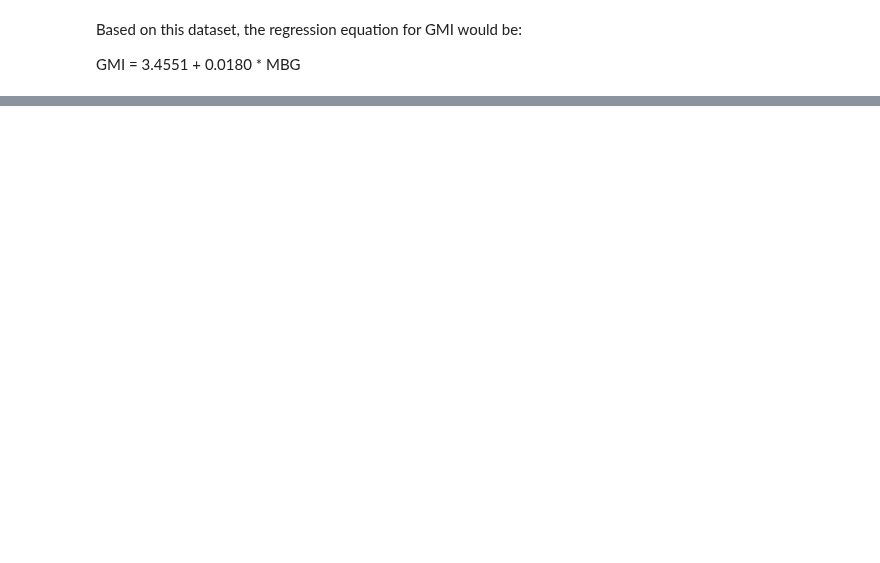
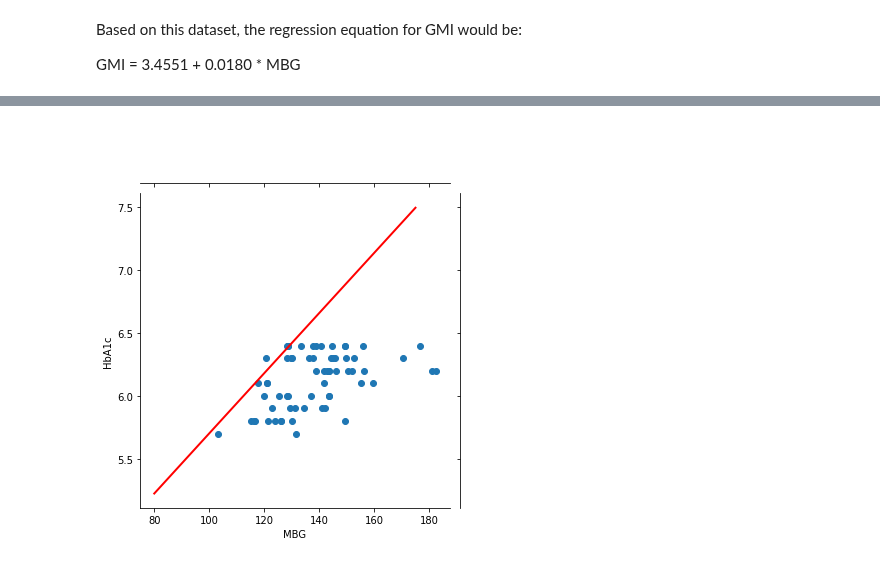
Before and after one commit to childhealthbiostatscore/BDC-Code, a Jupyter notebook: Viral Shah/ADA 2022/shah_ada_2022.ipynb, the cells around one changed output, grey strips where cells are left out. Drawn from its saved outputs; the diff is of its cells as text; code cells hidden in the pictures; blank space fills up the shorter version.

```diff
--- a/Viral Shah/ADA 2022/shah_ada_2022.ipynb
+++ b/Viral Shah/ADA 2022/shah_ada_2022.ipynb
@@ -101,0 +114,6 @@ sns.lmplot(x="MBG",y="HbA1c",data=df,ci=None);
+# %%
+grid = sns.JointGrid(x=prediab["MBG"],y=prediab["HbA1c"])
+grid.plot_joint(plt.scatter)
+plt.plot([80,175],[5.2236,7.496], linewidth=2, color = "r");
+# %% [output]
+[figure, added]
```
Also changed, not shown: parts of 17 cells of this notebook, 1 other file.
